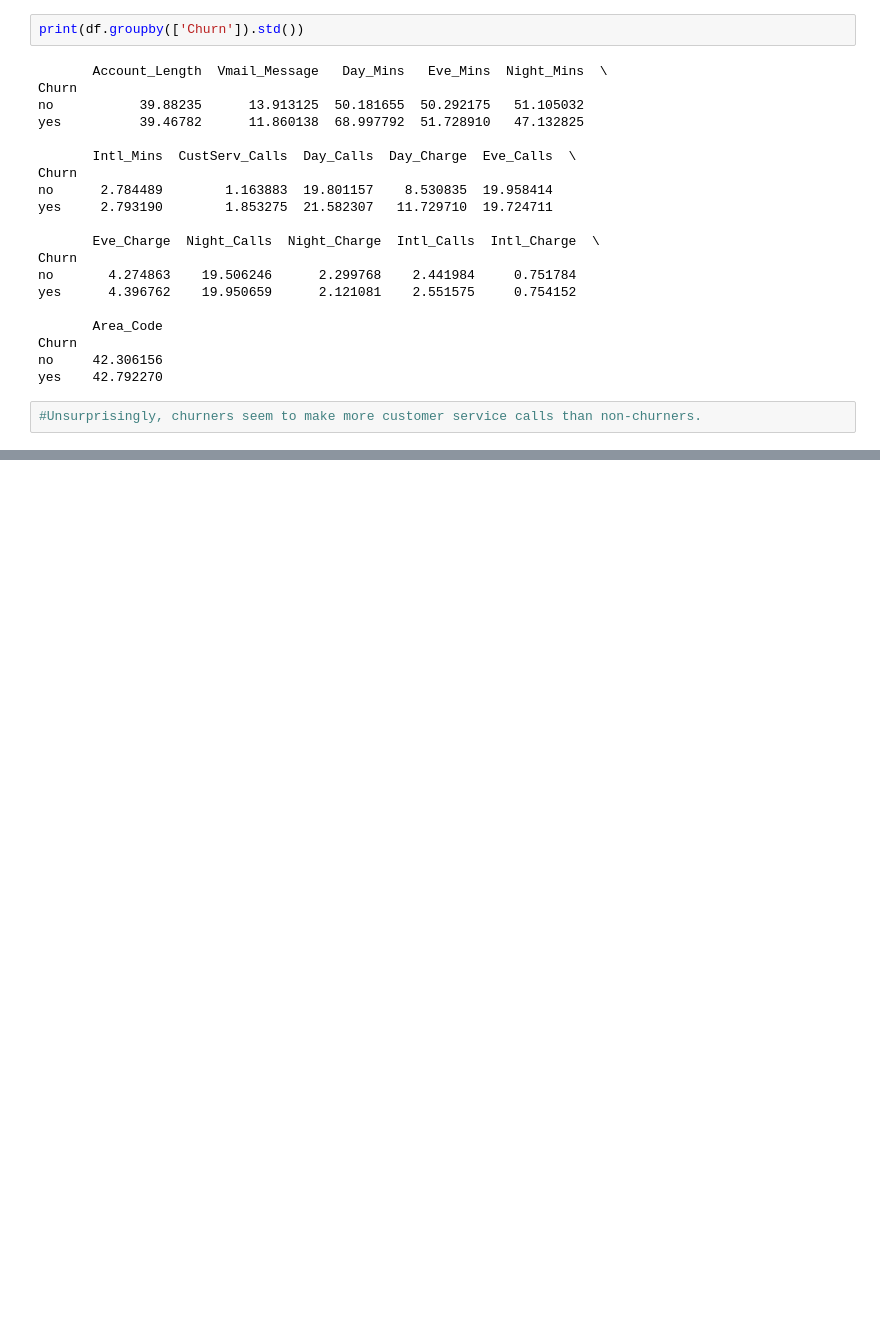
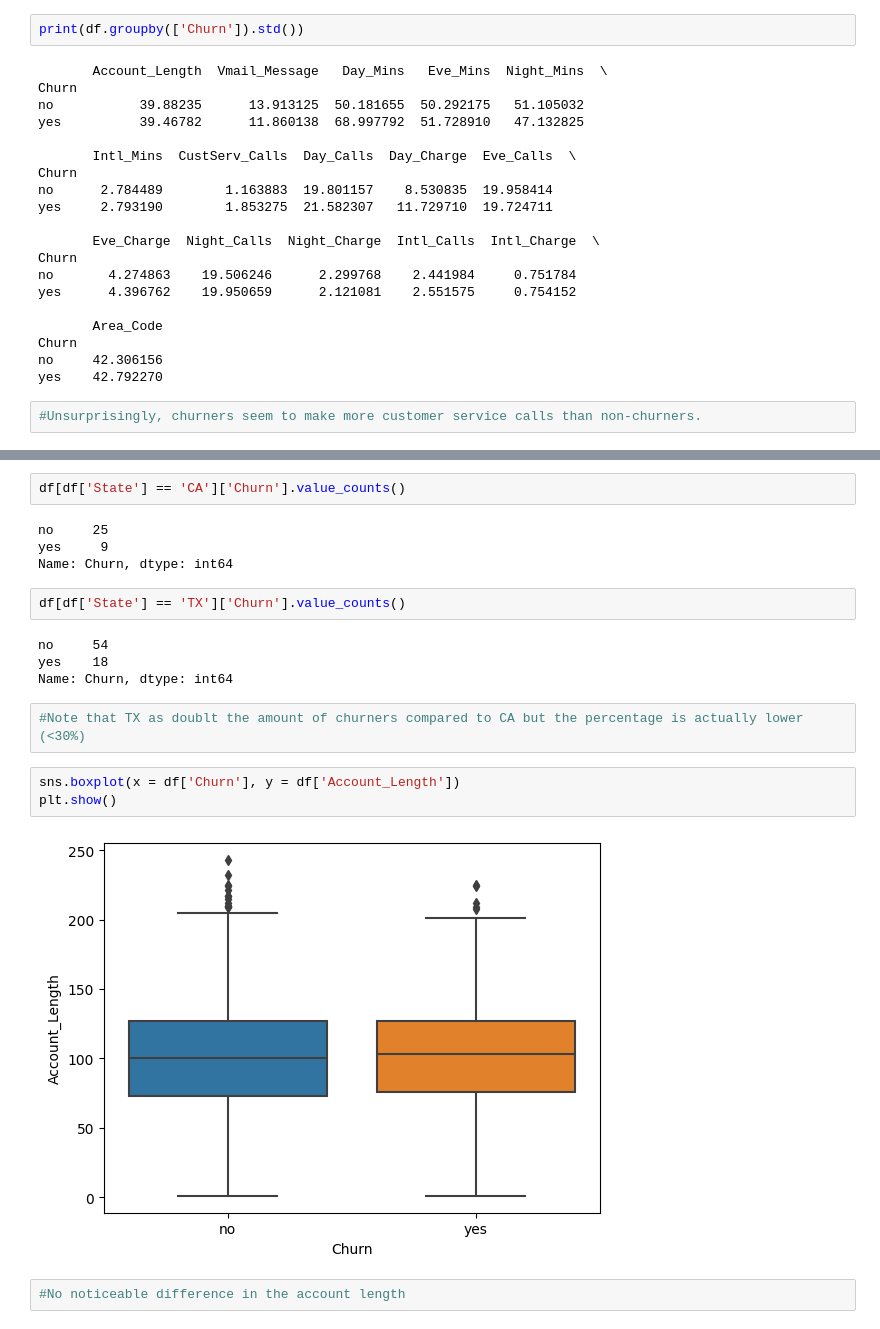
Before and after one commit to der-amit/churn_analytics, a Jupyter notebook: predict_churn.ipynb, the cells around one changed output, grey strips where cells are left out. Cells and saved outputs as stored; diff of their text form; blank space fills up the shorter version.

```diff
--- a/predict_churn.ipynb
+++ b/predict_churn.ipynb
@@ -100,0 +137,21 @@ yes    42.792270
+# %%
+df[df['State'] == 'CA']['Churn'].value_counts()
+# %% [output]
+no     25
+yes     9
+Name: Churn, dtype: int64
+# %%
+df[df['State'] == 'TX']['Churn'].value_counts()
+# %% [output]
+no     54
+yes    18
+Name: Churn, dtype: int64
+# %%
+#Note that TX as doublt the amount of churners compared to CA but the percentage is actually lower (<30%)
+# %%
+sns.boxplot(x = df['Churn'], y = df['Account_Length'])
+plt.show()
+# %% [output]
+[figure, added]
+# %%
+#No noticeable difference in the account length
```
Also changed, not shown: parts of 13 cells of this notebook.
